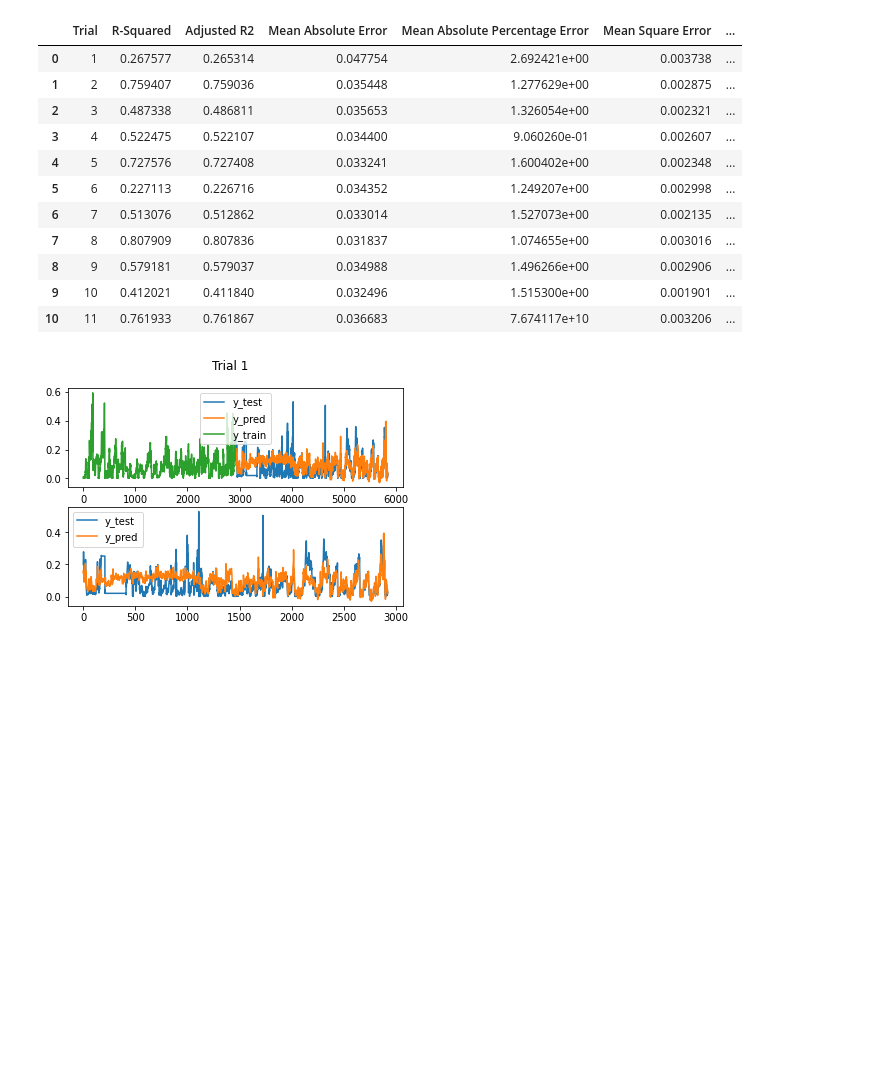
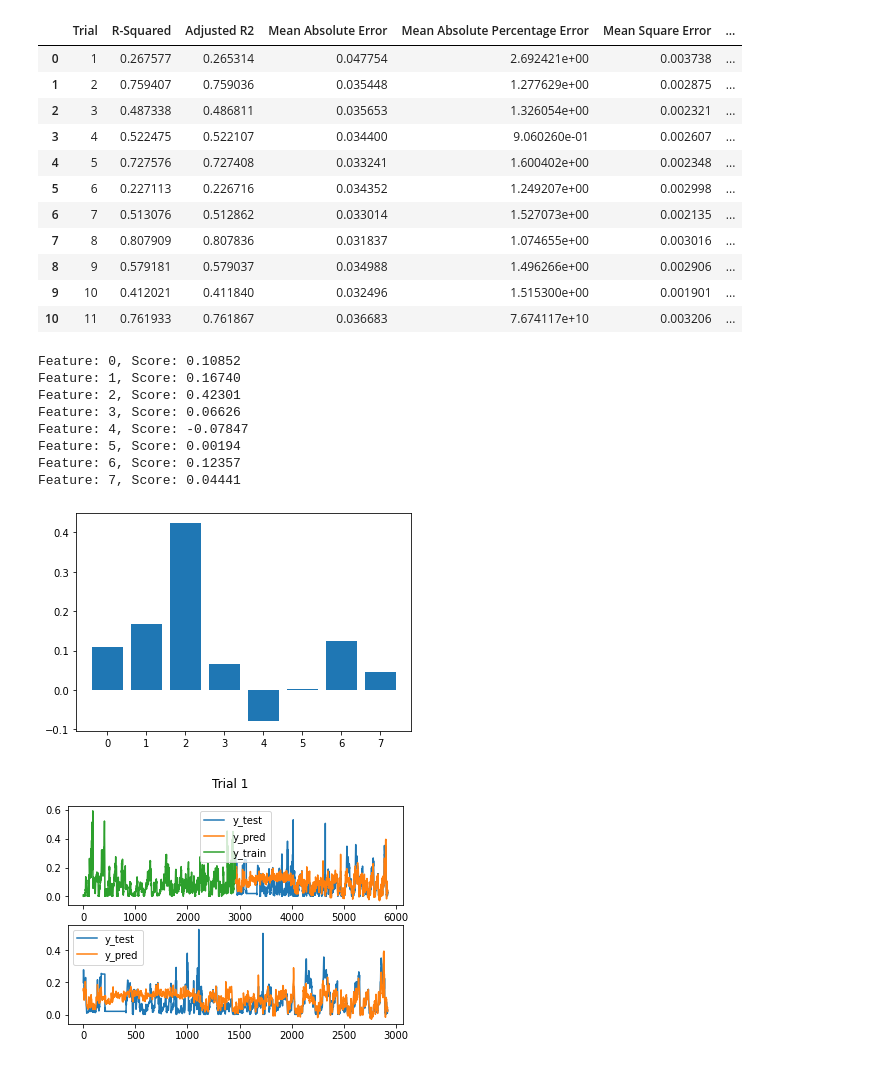
Before and after one commit to Ethompsonbecker/CIND820-BigDataAnalyticsProject, a Jupyter notebook: MLR/MultipleLinearRegressionB.ipynb, the cells around one changed output. Saved outputs shown, nothing was run; the diff lists cells and outputs as text; code cells hidden in the pictures; blank space fills up the shorter version.

```diff
--- a/MLR/MultipleLinearRegressionB.ipynb
+++ b/MLR/MultipleLinearRegressionB.ipynb
@@ -309,6 +309,27 @@ results
 | 8 | 9 | 0.579181 | 0.579037 | 0.034988 | 1.496266e+00 | 0.002906 | ... |
 | 9 | 10 | 0.412021 | 0.411840 | 0.032496 | 1.515300e+00 | 0.001901 | ... |
 | 10 | 11 | 0.761933 | 0.761867 | 0.036683 | 7.674117e+10 | 0.003206 | ... |
+# %%
+MLR = lm.LinearRegression()
+MLR.fit(x,y)
+# get importance
+importance = MLR.coef_
+# summarize feature importance
+for i,v in enumerate(importance):
+	print('Feature: %0d, Score: %.5f' % (i,v))
+# plot feature importance
+plt.bar([x for x in range(len(importance))], importance)
+plt.show()
+# %% [output]
+Feature: 0, Score: 0.10852
+Feature: 1, Score: 0.16740
+Feature: 2, Score: 0.42301
+Feature: 3, Score: 0.06626
+Feature: 4, Score: -0.07847
+Feature: 5, Score: 0.00194
+Feature: 6, Score: 0.12357
+Feature: 7, Score: 0.04441
+[figure, added]
 # %%
 plt.subplot(2,1, 1)
 plt.plot(np.arange(len(y_pred_MLR1)) + len(ytrain1),ytest1)
```
Also changed, not shown: parts of 1 cell of this notebook, 1 other file.
